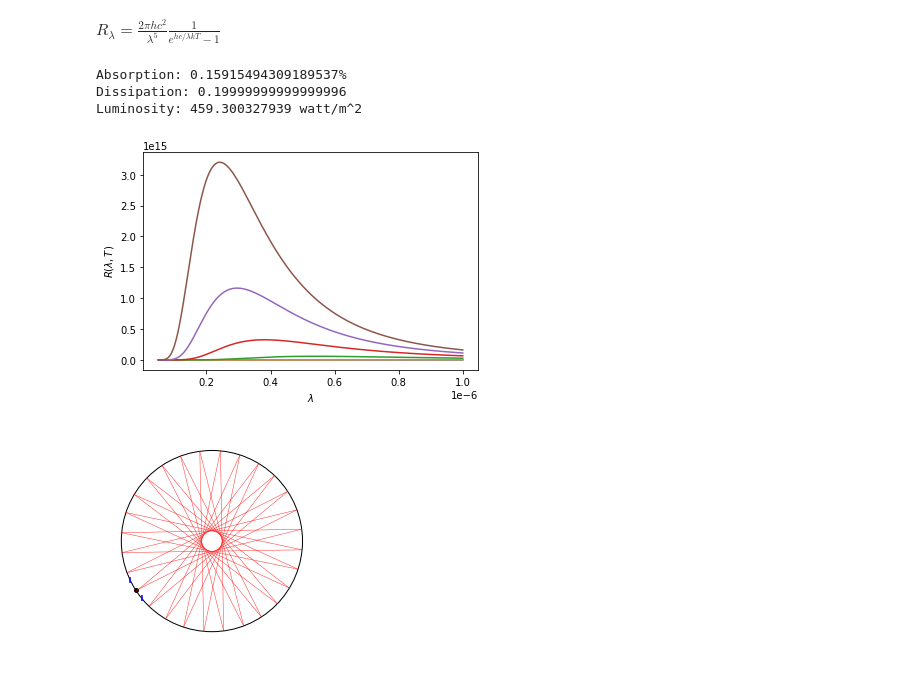
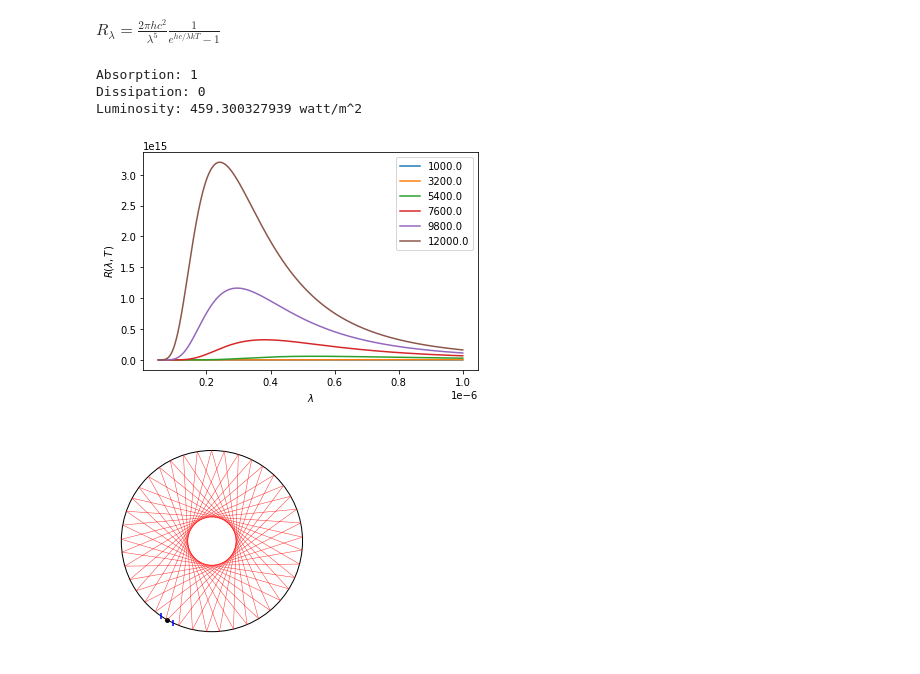
Before and after one commit to fadyat/ITMO-PROBLEMS, a Jupyter notebook: Physics/IV semester/Modeling/black_body/solution.ipynb, the cells around one changed output. Cells and saved outputs as stored; diff of their text form; code cells hidden in the pictures.

```diff
--- a/Physics/IV semester/Modeling/black_body/solution.ipynb
+++ b/Physics/IV semester/Modeling/black_body/solution.ipynb
@@ -28,6 +28,7 @@ def analyze():
         plt.plot(lambdas, blackbody_radiation(lambdas, t))
         plt.xlabel('$\lambda$')
         plt.ylabel('$R(\lambda, T)$')
+    plt.legend(list(map(str, temperatures)))
 # %%
 import math
 
@@ -144,20 +145,19 @@ class Trajectory:
         plt.axis('off')
 
     def info(self, temperature):
-        k = (self.black_body_coef / (1 - self.black_body_coef) if self.black_body_coef != 1 else 0)
-        energy_absorption = k * (self.hole_size / (np.pi * self.r))
+        energy_absorption = self.black_body_coef
         energy_dissipation = 1 - self.black_body_coef
         energy_luminosity = sigma * temperature ** 4
-        print(f'Absorption: {energy_absorption}% \nDissipation: {energy_dissipation} \nLuminosity: {energy_luminosity} watt/m^2')
+        print(f'Absorption: {energy_absorption} \nDissipation: {energy_dissipation} \nLuminosity: {energy_luminosity} watt/m^2')
 # %%
 if __name__ == '__main__':
-    trajectory = Trajectory((-1, 2, 2), 8, 1, black_body_coef=0.8)
+    trajectory = Trajectory(line_coef=(-1, 1, 3), r=8, hole_size=1, black_body_coef=1)
     analyze()
     trajectory.draw(100)
     trajectory.info(300)
 # %% [output]
-Absorption: 0.15915494309189537%
-Dissipation: 0.19999999999999996
+Absorption: 1
+Dissipation: 0
 Luminosity: 459.300327939 watt/m^2
-[figure, old version]
+[figure, new version]
-[figure, old version]
+[figure, new version]
```
Also changed, not shown: 1 other file.
